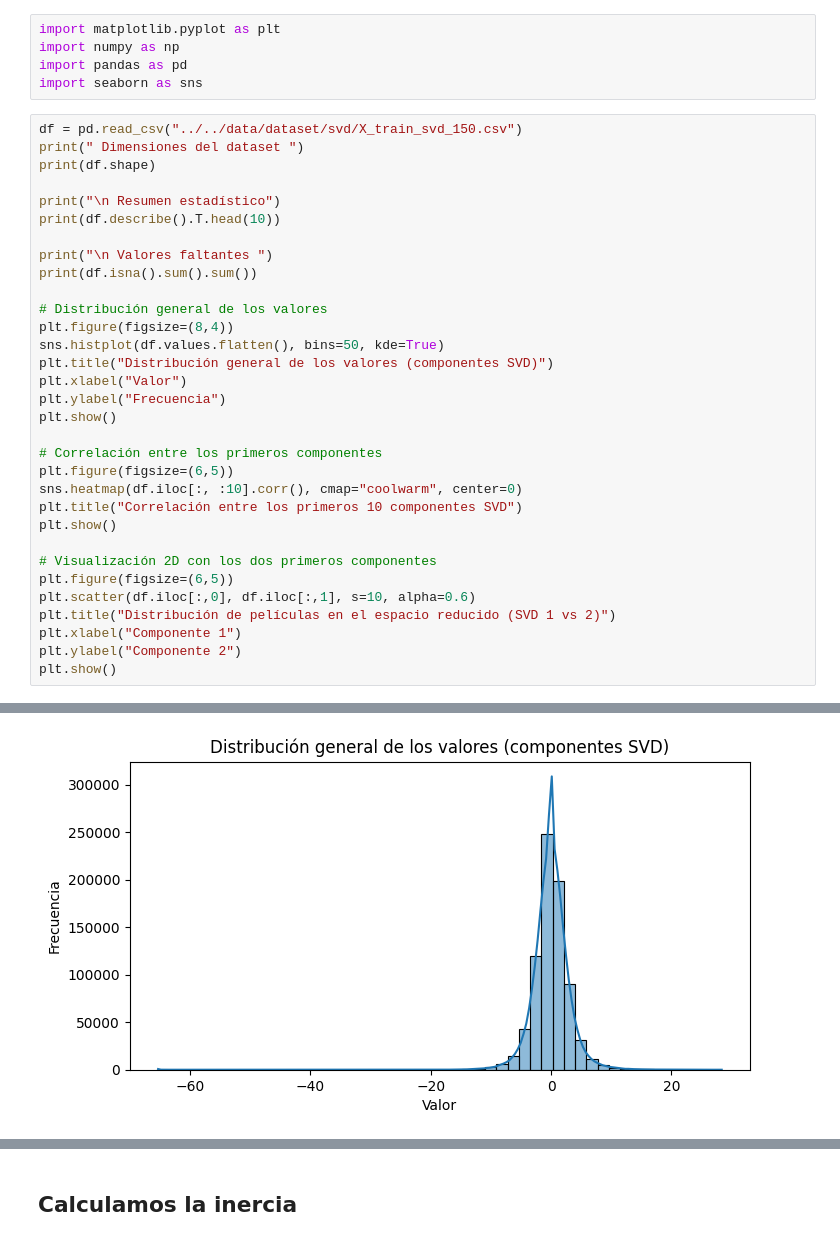
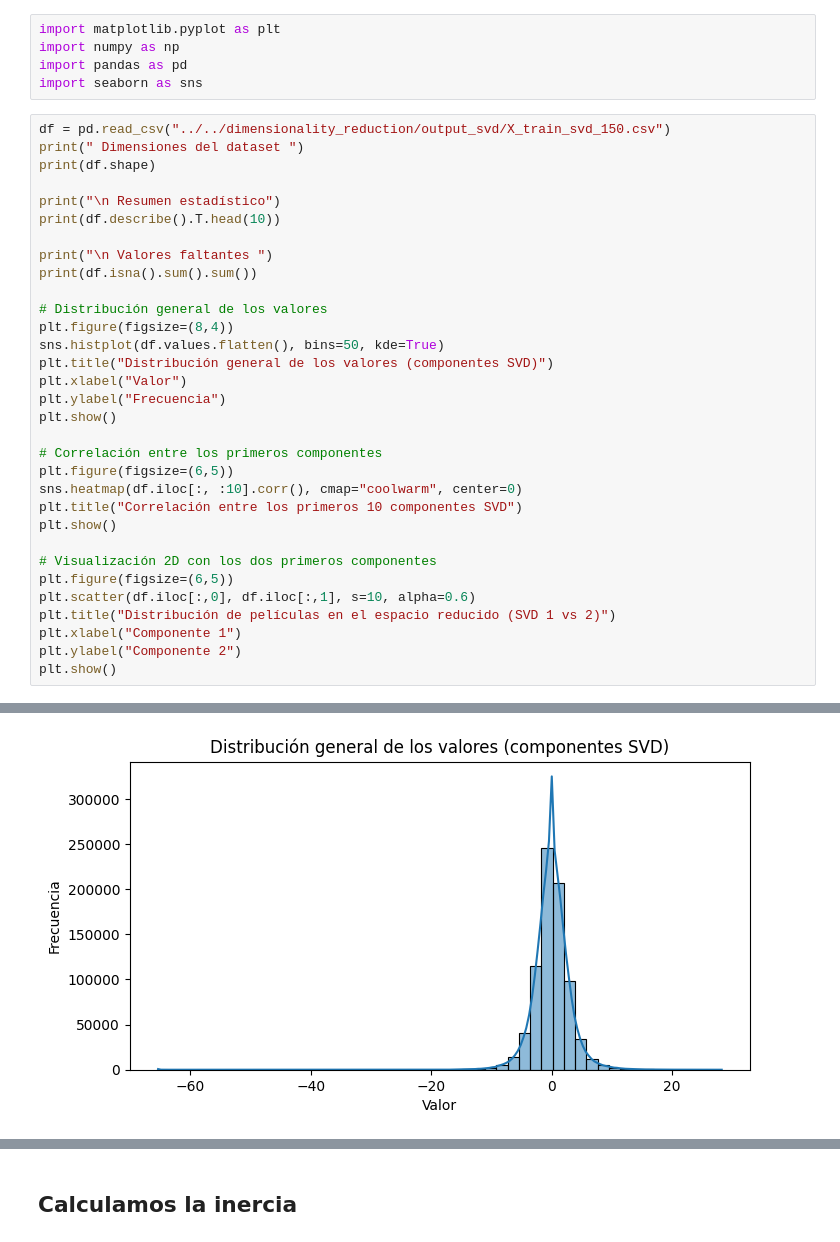
Before and after one commit to lauranagamine1/ml-project2, a Jupyter notebook: clustering/k-means/k_means.ipynb, the cells around one changed output, grey strips where cells are left out. Drawn from its saved outputs; the diff is of its cells as text.

```diff
--- a/clustering/k-means/k_means.ipynb
+++ b/clustering/k-means/k_means.ipynb
@@ -4,7 +4,7 @@ import numpy as np
 import pandas as pd
 import seaborn as sns
 # %%
-df = pd.read_csv("../../data/dataset/svd/X_train_svd_150.csv")
+df = pd.read_csv("../../dimensionality_reduction/output_svd/X_train_svd_150.csv")
 print(" Dimensiones del dataset ")
 print(df.shape)
 
@@ -53,5 +53,5 @@ plt.show()
 
  Valores faltantes
 0
-[figure, old version]
+[figure, new version]
 [figure]
```
Also changed, not shown: parts of 10 cells of this notebook, 4 other files.
